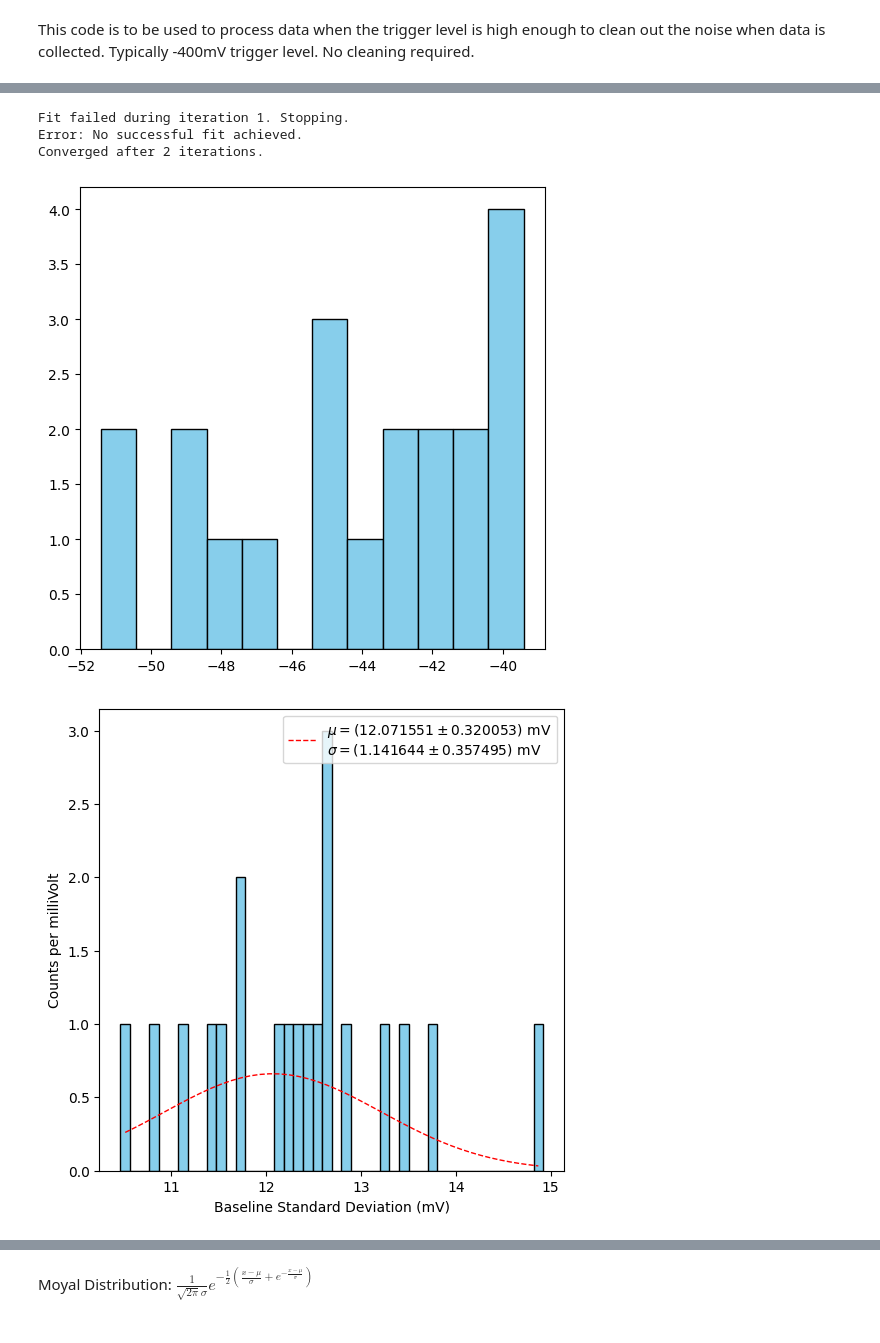
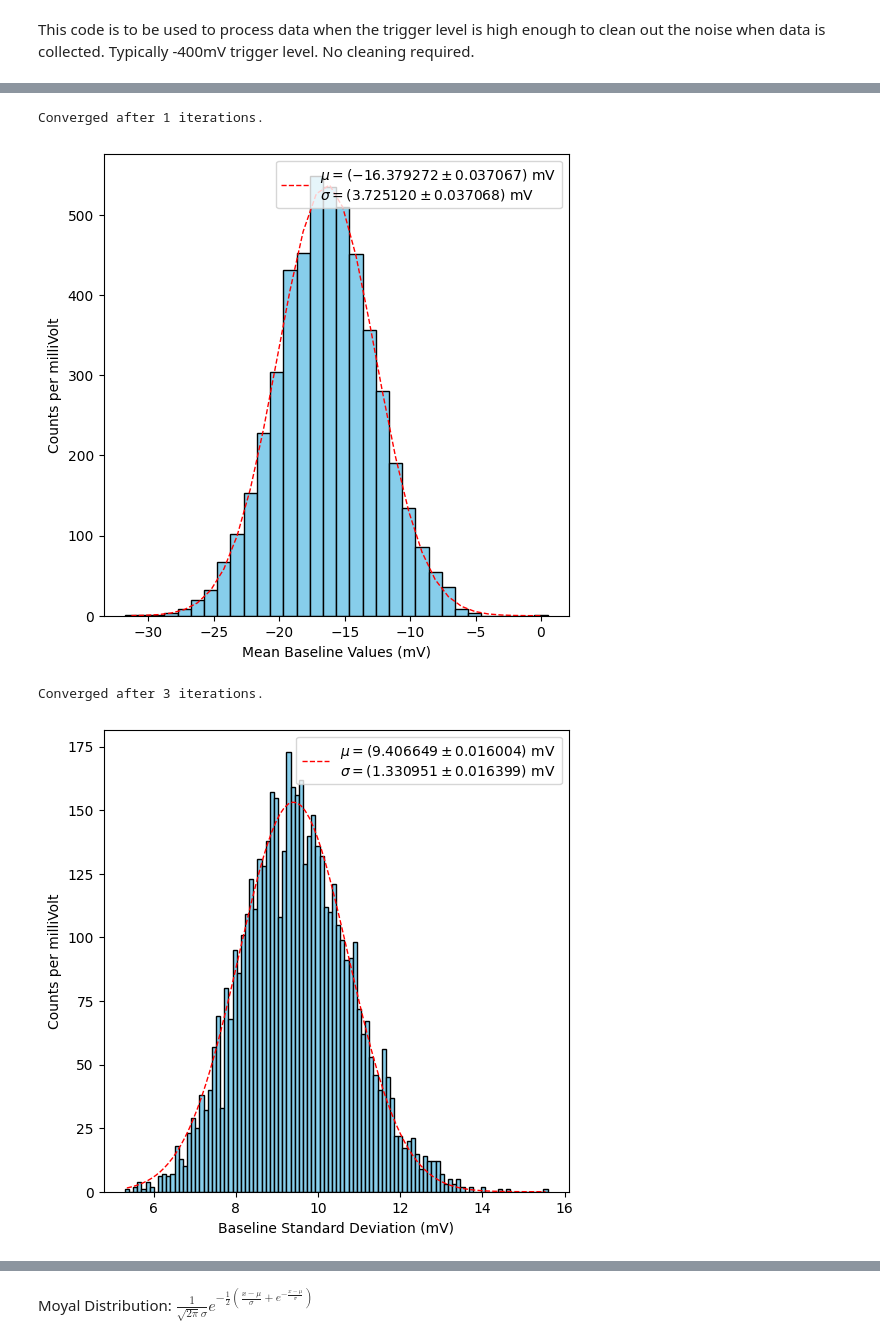
Before and after one commit to hhuckvale/DMProject, a Jupyter notebook: Muon_Calibration/muon_cal_processing_hightrigger.ipynb, the cells around one changed output, grey strips where cells are left out. Cells and saved outputs as stored; diff of their text form; code cells hidden in the pictures.

```diff
--- a/Muon_Calibration/muon_cal_processing_hightrigger.ipynb
+++ b/Muon_Calibration/muon_cal_processing_hightrigger.ipynb
@@ -14,17 +14,22 @@ from scipy.stats import moyal as moyal_dist
 doVerbose = False
 
 #import the wfm file
-filename_base = "Two_Layer/-400mV_trigger/raw/240226_muoncal_20000_1900_4_on_ch1"
+#filename_base = "Two_Layer/-400mV_trigger/raw/240226_muoncal_20000_1900_4_on_ch1"
+filename_base = "050326_3layereff_1900_5000_5_on_ch3"
+
 
 
 #saving the processed file
-folder_name = "Two_Layer/-400mV_trigger/proc_and_clean"
-file_name = "240226_muoncal_20000_1900_4_on_ch1_proc_clean.csv"
+#folder_name = "Two_Layer/-400mV_trigger/proc_and_clean"
+#file_name = "240226_muoncal_20000_1900_4_on_ch1_proc_clean.csv"
+folder_name = "3_layer_hair_gel/efficiency_3"
+file_name = "050326_3layereff_1900_5000_5_ch3_proc.csv"
+
 file_path = os.path.join(os.getcwd(), folder_name, file_name)
 
 
 startEvent = 0
-nEvents = 20
+nEvents = 5000
 
 
 # code here to pass arguments
@@ -48,7 +53,7 @@ tempVolts = [-v for v in negVolts]
 
 event_timestamps = np.array(tdatefrac) + np.array(tdate)
 
-
+"""
 for event in range(startEvent, startEvent+nEvents+1):
     tempVolt = volts[:,event]
     plt.figure(figsize=(6, 6))
@@ -60,4 +65,5 @@ for event in range(startEvent, startEvent+nEvents+1):
     #plt.ylim(-25, 2)
     plt.show()
     del(tempVolt)
+"""
 # %% [output]
@@ -307,43 +302,42 @@ plt.figure(figsize=(6, 6))
 #all_amplitudes_mV = all_amplitudes * 1000
 amp_number_of_bins = int((np.max(all_amplitudes)-np.min(all_amplitudes))/(10e-3)) #chosen 1 bin = 10mV
 plt.hist(all_amplitudes, bins=amp_number_of_bins, color='skyblue', edgecolor='black')
-#plt.xlim(0,250)
+plt.xlim(0,4)
 #plt.ylim(0,80)
-plt.axvline(x=0.4, color='red', linestyle='--', linewidth=2, label='400 mV trigger')
+plt.axvline(x=0.21, color='red', linestyle='--', linewidth=2, label='400 mV trigger')
 plt.xlabel('Pulse Amplitudes (V)')
 plt.ylabel('Counts per 100mV')
 plt.show()
 
 
 
-
+"""
 # histogram of Peak Times
 plt.figure(figsize=(6, 6))
 all_peak_times_ns = all_peak_times *1e9
 pt_number_of_bins = int((np.max(all_peak_times_ns)-np.min(all_peak_times_ns))/0.1) #chosen 1 bin = 0.1ns
 plt.hist(all_peak_times_ns, bins=pt_number_of_bins, color='skyblue', edgecolor='black')
 #plt.xlim(-1,13)
 #plt.ylim(0,2000)
 plt.xlabel('Position of Pulse Amplitude on Timebase (ns)')
 plt.ylabel('Counts per nanosecond')
 plt.show()
-
+"""
 
 
 # histogram of pulse integrals in units of charge
 Resistance = ((1/10000) + (1/50))**(-1)
 all_integrals_picocharge = (all_integrals * 1e12) / Resistance
 plt.figure(figsize=(6, 6))
 int_number_of_bins = int((np.max(all_integrals_picocharge)-np.min(all_integrals_picocharge))/10) #chosen 1 bin = 10 pC
 plt.hist(all_integrals_picocharge, bins=int_number_of_bins, color='skyblue', edgecolor='black')
 #plt.xlim(-5, 100)
 #plt.ylim(0,1500)
 plt.xlabel('Pulse Integrals (pC)')
 plt.ylabel('Counts / 10 pC')
 plt.show()
 # %% [output]
-Fit failed during iteration 1. Stopping.
-Error: No successful fit achieved.
-Converged after 2 iterations.
+Converged after 1 iterations.
-[figure, old version]
+[figure, new version]
+Converged after 3 iterations.
-[figure, old version]
+[figure, new version]
```
Also changed, not shown: parts of 7 cells of this notebook, 1 other file.
